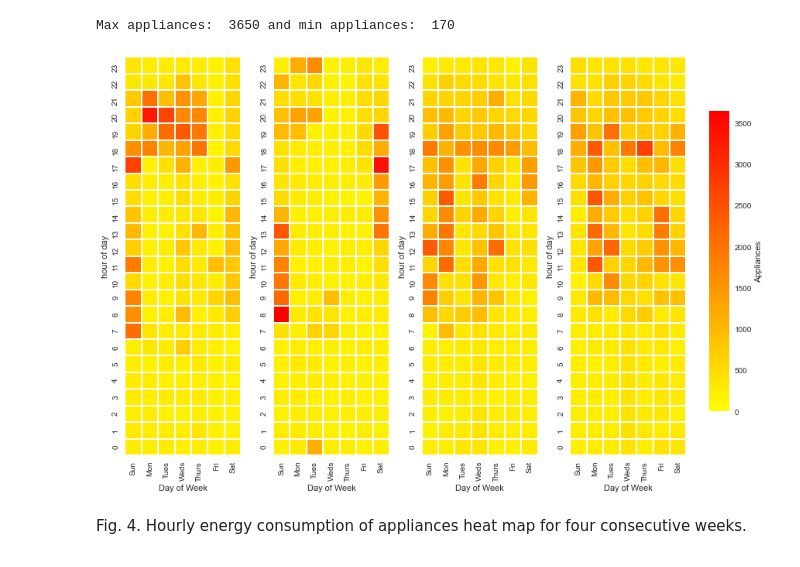
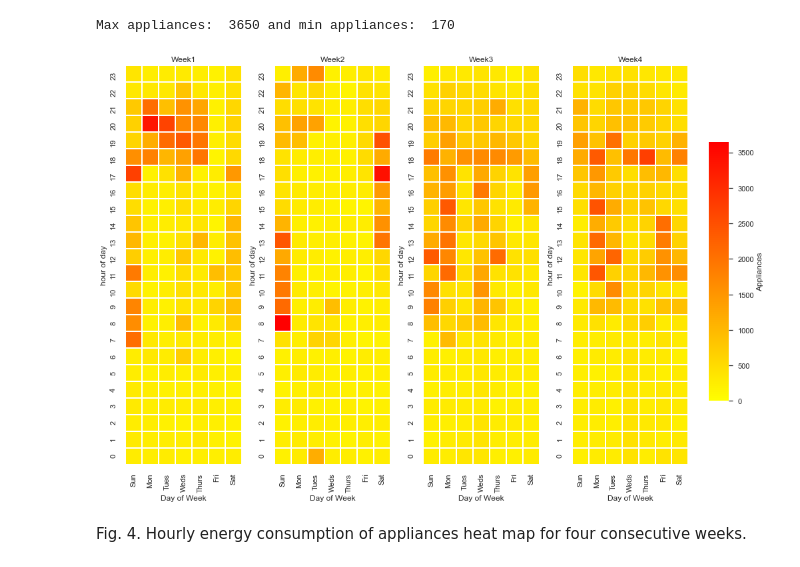
Before and after one commit to mona-piya/DS-portfolio-s1-2021-MonaMunegan, a Jupyter notebook: Portfolio 2.ipynb, the cells around one changed output. Cells and saved outputs as stored; diff of their text form; code cells hidden in the pictures.

```diff
--- a/Portfolio 2.ipynb
+++ b/Portfolio 2.ipynb
@@ -40,15 +43,14 @@ __Introduction:__ the electricity consumption in domestic buildings is explained
 
 This work explores several questions. Is the weather data obtained from a nearby weather station representative enough to improve the appliances energy consumption prediction? Can the temperature and humidity measurements from a wireless network help in the energy prediction? From all the data used in prediction models, which parameters are the most important in energy prediction?
 # %%
-testing = pd.read_csv('data/testing.csv', index_col='date', parse_dates=True)
+test = pd.read_csv('data/testing.csv', index_col='date', parse_dates=True)
 #testing.head() #4932 rows × 31 columnss
 # %%
-training = pd.read_csv('data/training.csv', index_col='date', parse_dates=True)
+train = pd.read_csv('data/training.csv', index_col='date', parse_dates=True)
 #training.head()#14803 rows × 31 columns
 # %%
 #combine testing and training to new dataframe 'data'
-data = pd.concat([training, testing] , axis=0)
+data = pd.concat([train, test] , axis=0)
 data.head()
-
-data.shape
+#data.shape #19735 rows× 31 columnss
 # %% [output]
@@ -231,49 +391,44 @@ Week4 = Hourly_data.loc['2016-02-07':'2016-02-13']
 
 #reshape the data in long form to wide form using Pandas’s pivot_table() function.
 heatmap_data1 = pd.pivot_table(Week1, values='Appliances', index=['Hour_of_day'], columns='Days', aggfunc='sum')
 heatmap_data2 = pd.pivot_table(Week2, values='Appliances', index=['Hour_of_day'], columns='Days', aggfunc='sum')
 heatmap_data3 = pd.pivot_table(Week3, values='Appliances', index=['Hour_of_day'], columns='Days', aggfunc='sum')
 heatmap_data4 = pd.pivot_table(Week4, values='Appliances', index=['Hour_of_day'], columns='Days', aggfunc='sum')
 
 #create list 'Hours' to store the reverse sorted of Hour_of_day
 Hours=Hourly_data.Hour_of_day.unique().tolist()
 Hours=sorted(Hours, reverse=True)
 
 heatmap_data1=heatmap_data1.loc[Hours]
 heatmap_data2=heatmap_data2.loc[Hours]
 heatmap_data3=heatmap_data3.loc[Hours]
 heatmap_data4=heatmap_data4.loc[Hours]
 
-
-fig, ax = plt.subplots(1, 4, figsize = (12, 18))
-#make an axis for the colorbar on the right side
+sns.set(style='white', font_scale=1)
+fig, ax = plt.subplots(1, 4, figsize = (14, 18))
 cbar_ax = fig.add_axes([.91, .35, .03, .3])
 fig.tight_layout(rect=[0, 0, .9, 1])
-#cbar.ax.set_yticklabels(['0','1000','2000','3000'])
+
 
 g1 = sns.heatmap(heatmap_data1, ax=ax[0], cmap='autumn_r',square=True, cbar = True, cbar_ax=cbar_ax, vmin=0, vmax=max_value,
-              cbar_kws={'fraction' : 0.01, 'label': 'Appliances'}, linewidth=1).set(xlabel='Day of Week', ylabel='hour of day')
+              cbar_kws={'fraction' : 0.01, 'label': 'Appliances'}, linewidth=1).set(xlabel='Day of Week', ylabel='hour of day',
+                                                                                   title = 'Week1')
 
 g2 = sns.heatmap(heatmap_data2, ax=ax[1], cmap='autumn_r',square=True, cbar = True, cbar_ax=cbar_ax, vmin=0, vmax=max_value,
-              cbar_kws={'fraction' : 0.01, 'label': 'Appliances'}, linewidth=1).set(xlabel='Day of Week', ylabel='hour of day')
+              cbar_kws={'fraction' : 0.01, 'label': 'Appliances'}, linewidth=1).set(xlabel='Day of Week', ylabel='hour of day',
+                                                                                    title = 'Week2')
 
 g3 = sns.heatmap(heatmap_data3, ax=ax[2], cmap='autumn_r',square=True, cbar = True, cbar_ax=cbar_ax, vmin=0, vmax=max_value,
-              cbar_kws={'fraction' : 0.01, 'label': 'Appliances'}, linewidth=1).set(xlabel='Day of Week', ylabel='hour of day')
+              cbar_kws={'fraction' : 0.01, 'label': 'Appliances'}, linewidth=1).set(xlabel='Day of Week', ylabel='hour of day',
+                                                                                   title = 'Week3')
 
 g4 = sns.heatmap(heatmap_data4, ax=ax[3], cmap='autumn_r',square=True, cbar = True, cbar_ax=cbar_ax, vmin=0, vmax=max_value,
-              cbar_kws={'fraction' : 0.01, 'label': 'Appliances'}, linewidth=1).set(xlabel='Day of Week', ylabel='hour of day')
-#("ticks":np.arange(0,22))
-#g1.xticks(rotation=0)
-#plt.xticks(rotation=0)
-#plt.yticks(rotation=0)
-#plt.xticks(fontsize="15")
-
-#fig = gcf()
-#ax = fig.gca()
+              cbar_kws={'fraction' : 0.01, 'label': 'Appliances'}, linewidth=1).set(xlabel='Day of Week', ylabel='hour of day',
+                                                                                   title = 'Week4')
 
 
 plt.show()
 # %% [output]
-[figure, old version]
+[figure, new version]
 # %% [markdown]
 Fig. 4. Hourly energy consumption of appliances heat map for four consecutive weeks.
```
Also changed, not shown: parts of 59 cells of this notebook.
